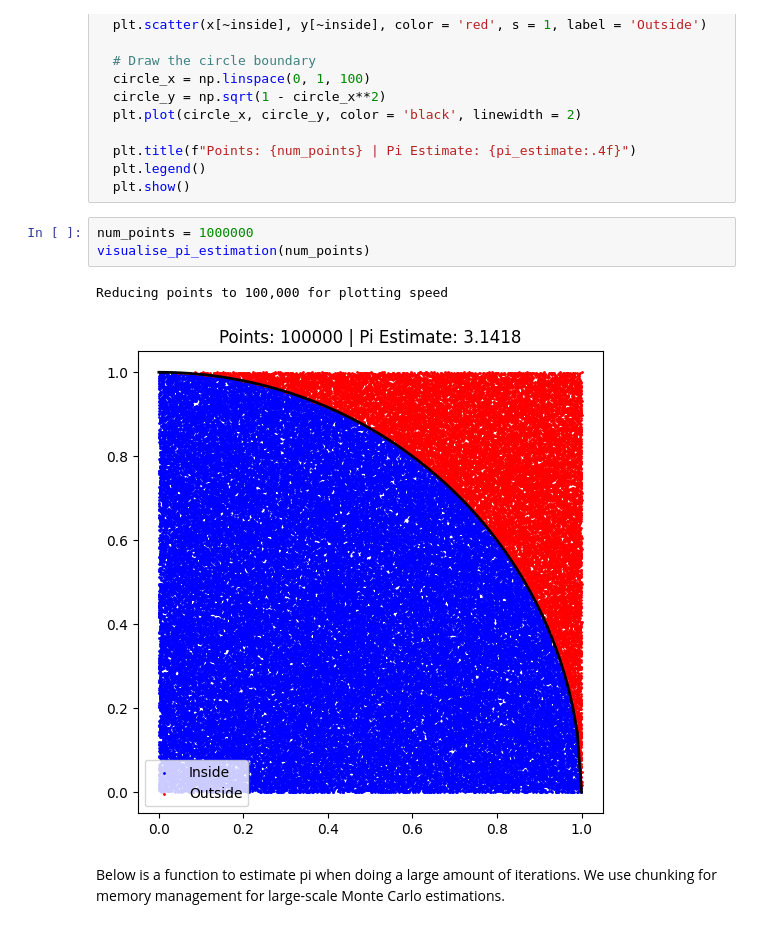
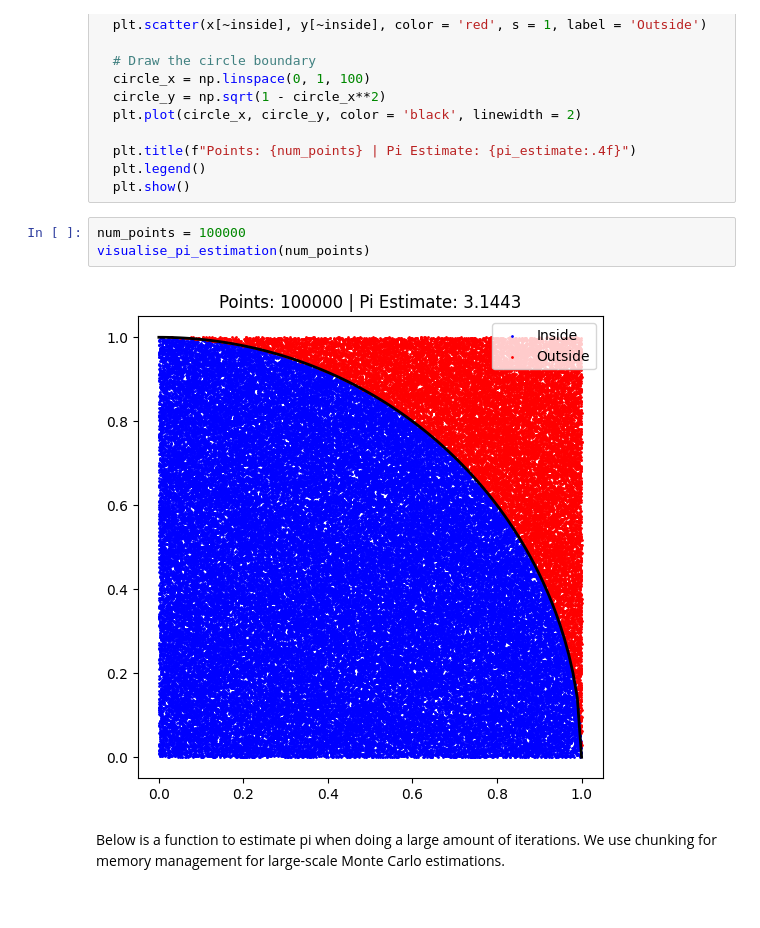
Before and after one commit to SRem-07/MC-Pi-Estimation, a Jupyter notebook: mc_pi_estimation.ipynb, the cells around one changed output. Saved outputs shown, nothing was run; the diff lists cells and outputs as text.

```diff
--- a/mc_pi_estimation.ipynb
+++ b/mc_pi_estimation.ipynb
@@ -102,11 +102,10 @@ def visualise_pi_estimation(num_points):
   plt.legend()
   plt.show()
 # %%
-num_points = 1000000
+num_points = 100000
 visualise_pi_estimation(num_points)
 # %% [output]
-Reducing points to 100,000 for plotting speed
-[figure, old version]
+[figure, new version]
 # %% [markdown]
 Below is a function to estimate pi when doing a large amount of iterations. We use chunking for memory management for large-scale Monte Carlo estimations.
 # %%
```
Also changed, not shown: parts of 1 cell of this notebook.
